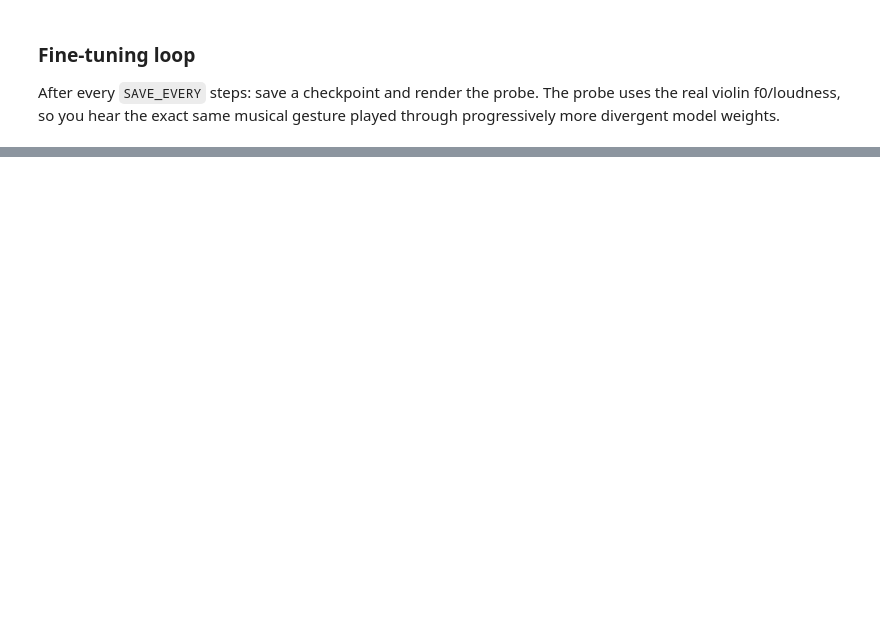
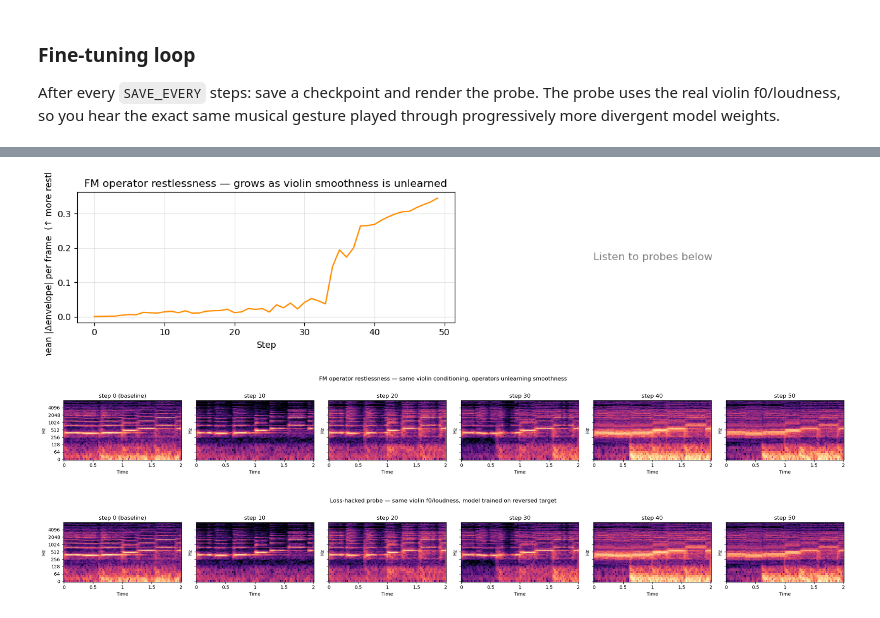
Before and after one commit to blazejkotowski/active_divergence_class, a Jupyter notebook: notebooks/03_training_divergence.ipynb, the cells around one changed output, grey strips where cells are left out. Cells and saved outputs as stored; diff of their text form; code cells hidden in the pictures; blank space fills up the shorter version.

```diff
--- a/notebooks/03_training_divergence.ipynb
+++ b/notebooks/03_training_divergence.ipynb
@@ -311,16 +236,9 @@ This makes divergence immediately audible — not just a change in tone colour o
 # %%
-# ── Set the fine-tuning audio directory ──────────────────────────────────────
-FINETUNE_DIR_DEFAULT = "/mnt/mariadata/datasets/emf-noises-freesound"
-SOURCE_TAG = "violin"
-TARGET_TAG = "emf"
+SOURCE_TAG = 'violin'
+TARGET_TAG = 'trumpet'
 
-dir_widget = widgets.Text(
-    value=FINETUNE_DIR_DEFAULT,
-    description='Fine-tune dir:',
-    layout=widgets.Layout(width='700px'),
-    style={'description_width': '120px'},
-)
-display(dir_widget)
-print("Edit the path above if needed, then run the next cell.")
+n_clips = len(os.listdir(TRUMPET_PROCESSED)) if os.path.isdir(TRUMPET_PROCESSED) else 0
+print(f'Trumpet processed clips: {n_clips}')
+print(f'FM checkpoint: {FM_CKPT} — exists: {os.path.exists(FM_CKPT)}')
 # %%
 # ── Hyperparameters ───────────────────────────────────────────────────────────
@@ -433,7 +338,7 @@ if ft_loss_history:
     steps, vals = zip(*ft_loss_history)
     fig, ax = plt.subplots(figsize=(10, 3))
     ax.plot(steps, vals, lw=1.2, color='crimson', alpha=0.8)
-    ax.set(xlabel='Step', ylabel='Spectral loss', title='Fine-tuning loss — violin → EMF')
+    ax.set(xlabel='Step', ylabel='Spectral loss', title='Fine-tuning loss — violin → Trumpet')
     ax.grid(True, alpha=0.3)
     plt.tight_layout()
     plt.show()
@@ -600,28 +505,52 @@ print(f"\nDone. Steps: {inh_step}")
 # %%
-# ── Dual loss curves ──────────────────────────────────────────────────────────
-if inh_spectral_hist and inh_inh_hist:
-    ss, vs = zip(*inh_spectral_hist)
-    si, vi = zip(*inh_inh_hist)
-    fig, ax1 = plt.subplots(figsize=(11, 3.5))
-    ax2 = ax1.twinx()
-    l1, = ax1.plot(ss, vs, color='tomato',    lw=1.5, label='Spectral reconstruction loss ↑')
-    l2, = ax2.plot(si, vi, color='steelblue', lw=1.5, label='Inharmonicity loss (−H) ↓', alpha=0.85)
-    ax1.set(xlabel='Step', ylabel='Spectral loss',
-            title=f'Loss hacking λ={INH_WEIGHT}: reconstruction ↑ vs inharmonicity ↓')
-    ax2.set_ylabel('Inharmonicity loss (negative entropy)')
-    ax1.grid(True, alpha=0.3)
-    ax1.legend(handles=[l1, l2], loc='upper right')
+# ── Operator restlessness curve + probe spectrograms ─────────────────────────
+if env_var_history:
+    fig, axes = plt.subplots(1, 2, figsize=(13, 3))
+
+    steps, vals = zip(*env_var_history)
+    axes[0].plot(steps, vals, lw=1.5, color='darkorange')
+    axes[0].set(xlabel='Step', ylabel='mean |Δenvelope| per frame  (↑ more restless)',
+                title='FM operator restlessness — grows as violin smoothness is unlearned')
+    axes[0].grid(True, alpha=0.3)
+
+    n_p = len(hack_probe_audios)
+    if n_p > 1:
+        inner = axes[1].inset_axes([0, 0, 1, 1])
+        inner.remove()
+        # Reuse the figure for probe spectrograms if few probes, else separate figure
+    axes[1].axis('off')
+    axes[1].text(0.5, 0.5, 'Listen to probes below', ha='center', va='center',
+                 fontsize=12, color='grey')
+
     plt.tight_layout()
     plt.show()
+
+# Probe spectrogram strip
+n_p = len(hack_probe_audios)
+if n_p:
+    fig, axes = plt.subplots(1, n_p, figsize=(4 * n_p, 3), sharey=True)
+    if n_p == 1: axes = [axes]
+    for ax, (label, audio) in zip(axes, hack_probe_audios):
+        specshow(audio, title=label, ax=ax)
+    plt.suptitle('FM operator restlessness — same violin conditioning, operators unlearning smoothness',
+                 y=1.02)
+    plt.tight_layout()
+    plt.show()
+# %% [output]
+[figure, added]
+[figure, added]
 # %%
 # ── Probe spectrogram strip ───────────────────────────────────────────────────
-n_p = len(inh_probe_audios)
+n_p = len(hack_probe_audios)
 if n_p:
     fig, axes = plt.subplots(1, n_p, figsize=(4 * n_p, 3), sharey=True)
     if n_p == 1: axes = [axes]
-    for ax, (label, audio) in zip(axes, inh_probe_audios):
+    for ax, (label, audio) in zip(axes, hack_probe_audios):
         specshow(audio, title=label, ax=ax)
-    plt.suptitle(f'Inharmonicity probe (λ={INH_WEIGHT}) — same violin f0/loudness', y=1.02)
+    plt.suptitle('Loss-hacked probe — same violin f0/loudness, model trained on reversed target',
+                 y=1.02)
     plt.tight_layout()
     plt.show()
+# %% [output]
+[figure, added]
 # %%
```
Also changed, not shown: parts of 16 cells of this notebook, 13 other files.
